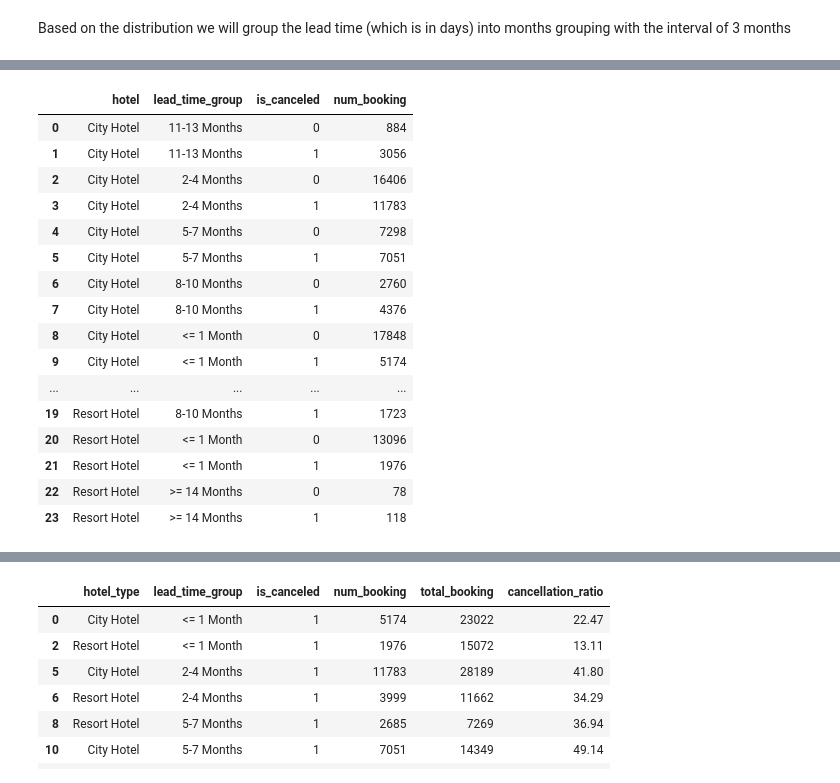
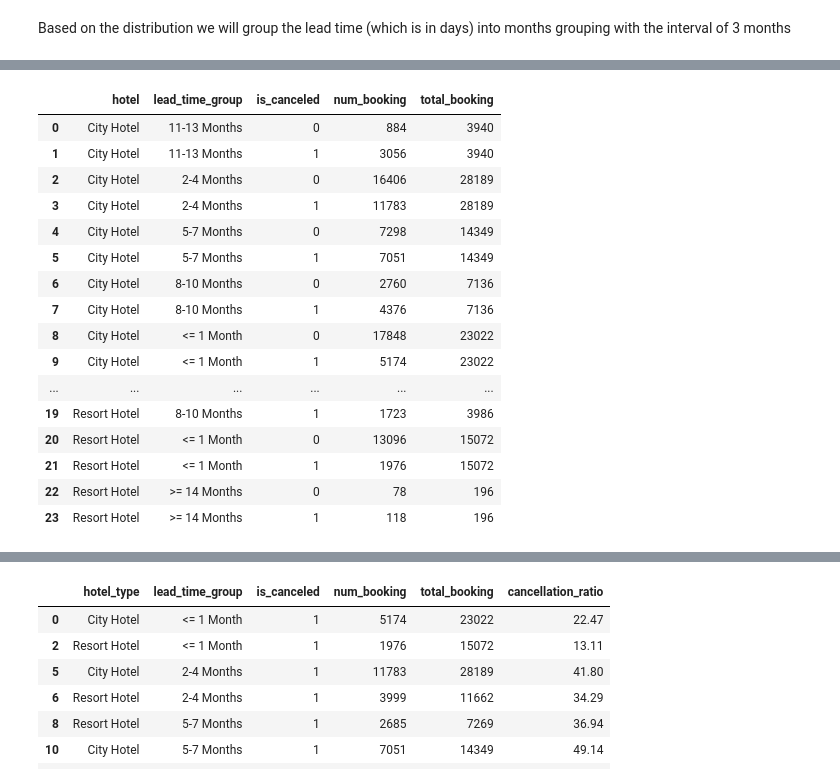
Before and after one commit to mcikalmerdeka/Investigate-Hotel-Business-Using-Data-Visualization, a Jupyter notebook: Investigate Hotel Business Using Data Visualization Code.ipynb, the cells around one changed output, grey strips where cells are left out. Saved outputs shown, nothing was run; the diff lists cells and outputs as text; code cells hidden in the pictures.

```diff
--- a/Investigate Hotel Business Using Data Visualization Code.ipynb
+++ b/Investigate Hotel Business Using Data Visualization Code.ipynb
@@ -976,0 +948,8 @@ df_task_4.sample(5)
+# %%
+# Create a copy of the dataframe for task 3
+df_task_4 = df_final.copy()
+
+# Drop several unnecessary columns
+df_task_4 = df_task_4.drop(columns=['adults', 'children', 'babies', 'stays_in_weekend_nights', 'stays_in_weekdays_nights'])
+
+df_task_4.sample(5)
@@ -1051,26 +1040,27 @@ df_task_4.sample(5)
 # %%
 # Create aggregate table that compares the number of canceled hotel bookings based on the lead time for each hotel type, focusing on the proportion of canceled bookings
 df_lead_cancel = df_task_4.groupby(['hotel', 'lead_time_group', 'is_canceled']) \
-                        .agg({'hotel' : 'count'}) \
-                        .rename(columns={'hotel' : 'num_booking'}) \
-                        .reset_index()
+                          .agg({'hotel' : 'count'}) \
+                          .rename(columns={'hotel' : 'num_booking'}) \
+                          .reset_index()
 
+df_lead_cancel['total_booking'] = df_lead_cancel.groupby(['hotel', 'lead_time_group'])['num_booking'].transform('sum')
 df_lead_cancel
 # %% [output]
-|  | hotel | lead_time_group | is_canceled | num_booking |
-| 0 | City Hotel | 11-13 Months | 0 | 884 |
-| 1 | City Hotel | 11-13 Months | 1 | 3056 |
-| 2 | City Hotel | 2-4 Months | 0 | 16406 |
-| 3 | City Hotel | 2-4 Months | 1 | 11783 |
-| 4 | City Hotel | 5-7 Months | 0 | 7298 |
-| 5 | City Hotel | 5-7 Months | 1 | 7051 |
-| 6 | City Hotel | 8-10 Months | 0 | 2760 |
-| 7 | City Hotel | 8-10 Months | 1 | 4376 |
-| 8 | City Hotel | <= 1 Month | 0 | 17848 |
-| 9 | City Hotel | <= 1 Month | 1 | 5174 |
-| ... | ... | ... | ... | ... |
-| 19 | Resort Hotel | 8-10 Months | 1 | 1723 |
-| 20 | Resort Hotel | <= 1 Month | 0 | 13096 |
-| 21 | Resort Hotel | <= 1 Month | 1 | 1976 |
-| 22 | Resort Hotel | >= 14 Months | 0 | 78 |
-| 23 | Resort Hotel | >= 14 Months | 1 | 118 |
+|  | hotel | lead_time_group | is_canceled | num_booking | total_booking |
+| 0 | City Hotel | 11-13 Months | 0 | 884 | 3940 |
+| 1 | City Hotel | 11-13 Months | 1 | 3056 | 3940 |
+| 2 | City Hotel | 2-4 Months | 0 | 16406 | 28189 |
+| 3 | City Hotel | 2-4 Months | 1 | 11783 | 28189 |
+| 4 | City Hotel | 5-7 Months | 0 | 7298 | 14349 |
+| 5 | City Hotel | 5-7 Months | 1 | 7051 | 14349 |
+| 6 | City Hotel | 8-10 Months | 0 | 2760 | 7136 |
+| 7 | City Hotel | 8-10 Months | 1 | 4376 | 7136 |
+| 8 | City Hotel | <= 1 Month | 0 | 17848 | 23022 |
+| 9 | City Hotel | <= 1 Month | 1 | 5174 | 23022 |
+| ... | ... | ... | ... | ... | ... |
+| 19 | Resort Hotel | 8-10 Months | 1 | 1723 | 3986 |
+| 20 | Resort Hotel | <= 1 Month | 0 | 13096 | 15072 |
+| 21 | Resort Hotel | <= 1 Month | 1 | 1976 | 15072 |
+| 22 | Resort Hotel | >= 14 Months | 0 | 78 | 196 |
+| 23 | Resort Hotel | >= 14 Months | 1 | 118 | 196 |
```
Also changed, not shown: parts of 25 cells of this notebook.
